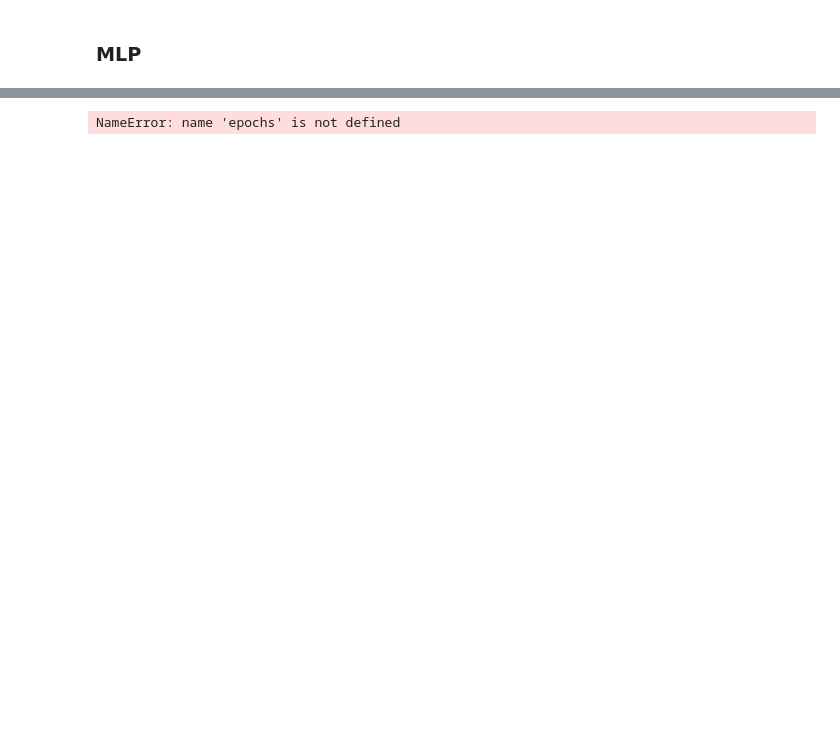
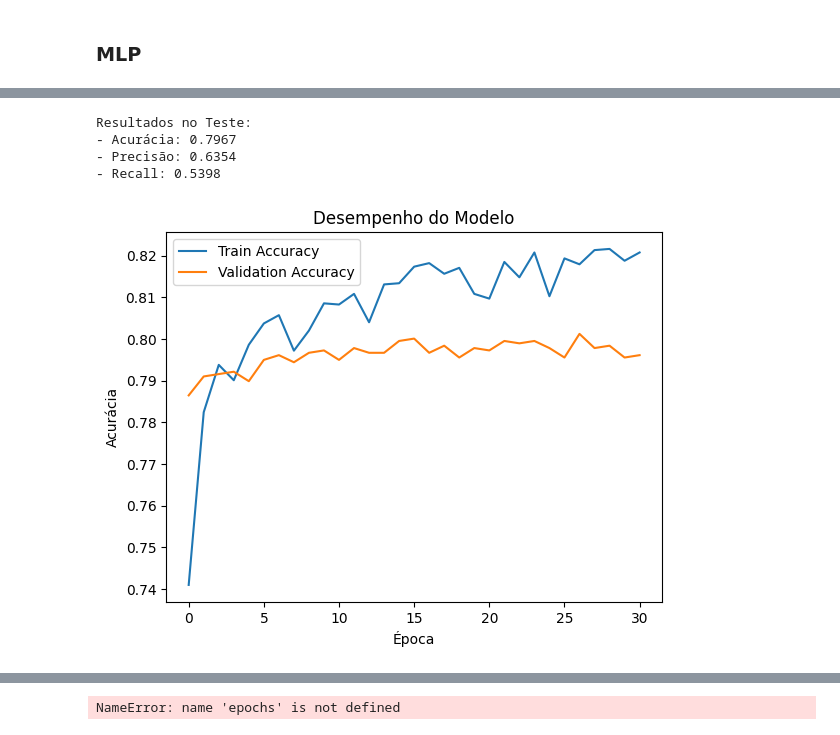
Before and after one commit to Erickllino/Projeto-IF702, a Jupyter notebook: Projeto FInal/main.ipynb, the cells around one changed output, grey strips where cells are left out. Cells and saved outputs as stored; diff of their text form; code cells hidden in the pictures; blank space fills up the shorter version.

```diff
--- a/Projeto FInal/main.ipynb
+++ b/Projeto FInal/main.ipynb
@@ -317,2 +332,31 @@ X_train.shape
 # %% [markdown]
 ### MLP
+# %%
+input_dim = X_train.shape[1]
+model = Sequential([
+    Dense(64, activation='relu', input_shape=(input_dim,)),
+    Dropout(0.3),
+    Dense(32, activation='relu'),
+    Dropout(0.2),
+    Dense(1, activation='sigmoid')
+])
+
+optimizer = Adam(learning_rate=0.001)
+model.compile(optimizer=optimizer,
+              loss='binary_crossentropy',
+              metrics=['accuracy',
+                       tf.keras.metrics.Precision(name='precision'),
+                       tf.keras.metrics.Recall(name='recall')])
+
+
+
+early_stop = EarlyStopping(monitor='val_loss', patience=10, restore_best_weights=True)
+
+history = model.fit(
+    X_train, y_train,
+    epochs=100,
+    batch_size=32,
+    validation_data=(X_val, y_val),
+    callbacks=[early_stop],
+    verbose=1
+)
@@ -319,3 +381,25 @@ X_train.shape
+# %%
+test_results = model.evaluate(X_test, y_test, verbose=0)
+print(f'''
+Resultados no Teste:
+- Acurácia: {test_results[1]:.4f}
+- Precisão: {test_results[2]:.4f}
+- Recall: {test_results[3]:.4f}''')
+
+# 6. Visualização do Treinamento
+plt.plot(history.history['accuracy'], label='Train Accuracy')
+plt.plot(history.history['val_accuracy'], label='Validation Accuracy')
+plt.title('Desempenho do Modelo')
+plt.ylabel('Acurácia')
+plt.xlabel('Época')
+plt.legend()
+plt.show()
+# %% [output]
+Resultados no Teste:
+- Acurácia: 0.7967
+- Precisão: 0.6354
+- Recall: 0.5398
+[figure, added]
 # %%
 X_train
 # %% [output]
```
Also changed, not shown: parts of 16 cells of this notebook, 1 other file.
